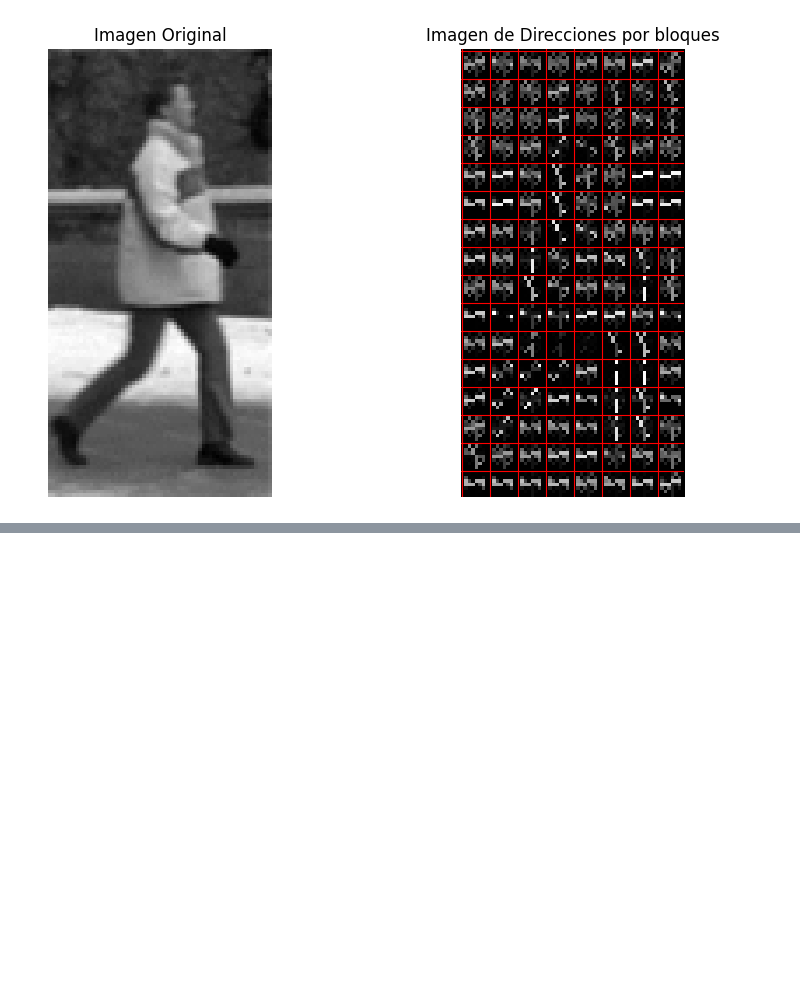
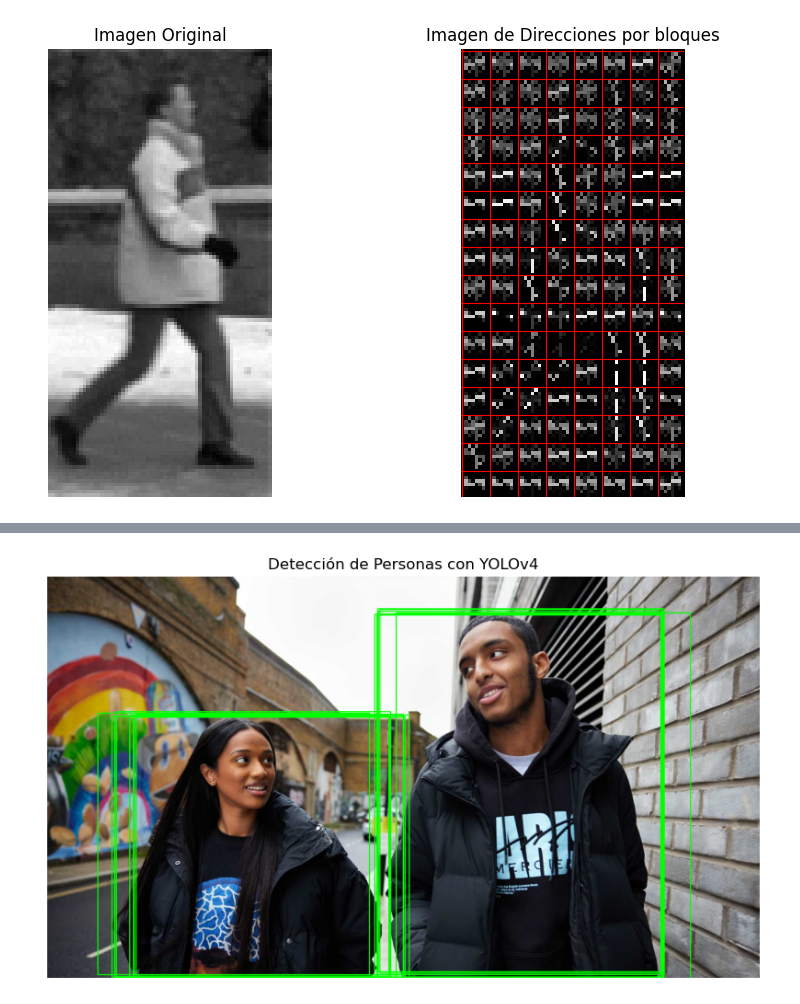
Before and after one commit to LeivaDiego/CompVision-Lab3, a Jupyter notebook: Lab3.ipynb, the cells around one changed output, grey strips where cells are left out. Cells and saved outputs as stored; diff of their text form; code cells hidden in the pictures; blank space fills up the shorter version.

Commit message:
Ejercicio 7
Deteccion de personas

```diff
--- a/Lab3.ipynb
+++ b/Lab3.ipynb
@@ -520,0 +544,49 @@ plt.show()
+# %%
+import cv2
+import numpy as np
+import matplotlib.pyplot as plt
+
+# Cargar modelo YOLOv4 preentrenado
+yolo_net = cv2.dnn.readNet("models/yolov4.weights", "models/yolov4.cfg")
+layer_names = yolo_net.getLayerNames()
+output_layers = [layer_names[i - 1] for i in yolo_net.getUnconnectedOutLayers()]
+
+# Cargar imagen
+image_path = "Images/imagen1.jpg"
+I = cv2.imread(image_path)
+
+if I is None:
+    raise ValueError("No se pudo cargar la imagen. Verifica la ruta.")
+
+height, width = I.shape[:2]
+
+# Preprocesamiento para YOLO
+blob = cv2.dnn.blobFromImage(I, 1/255.0, (416, 416), swapRB=True, crop=False)
+yolo_net.setInput(blob)
+detections = yolo_net.forward(output_layers)
+
+# Procesar detecciones
+for output in detections:
+    for detection in output:
+        scores = detection[5:]
+        class_id = np.argmax(scores)
+        confidence = scores[class_id]
+
+        # Solo mostrar detecciones con alta confianza (mayor a 50%)
+        if confidence > 0.5 and class_id == 0:  # ID 0 es 'persona' en COCO dataset
+            center_x, center_y, w, h = (detection[:4] * np.array([width, height, width, height])).astype("int")
+            x = int(center_x - w / 2)
+            y = int(center_y - h / 2)
+            cv2.rectangle(I, (x, y), (x + w, y + h), (0, 255, 0), 2)
+
+# Convertir a RGB para mostrar con Matplotlib
+I_rgb = cv2.cvtColor(I, cv2.COLOR_BGR2RGB)
+
+# Mostrar imagen con detecciones
+plt.figure(figsize=(10, 6))
+plt.imshow(I_rgb)
+plt.axis("off")
+plt.title("Detección de Personas con YOLOv4")
+plt.show()
+# %% [output]
+[figure, added]
```
Also changed, not shown: parts of 4 cells of this notebook, 6 other files.
